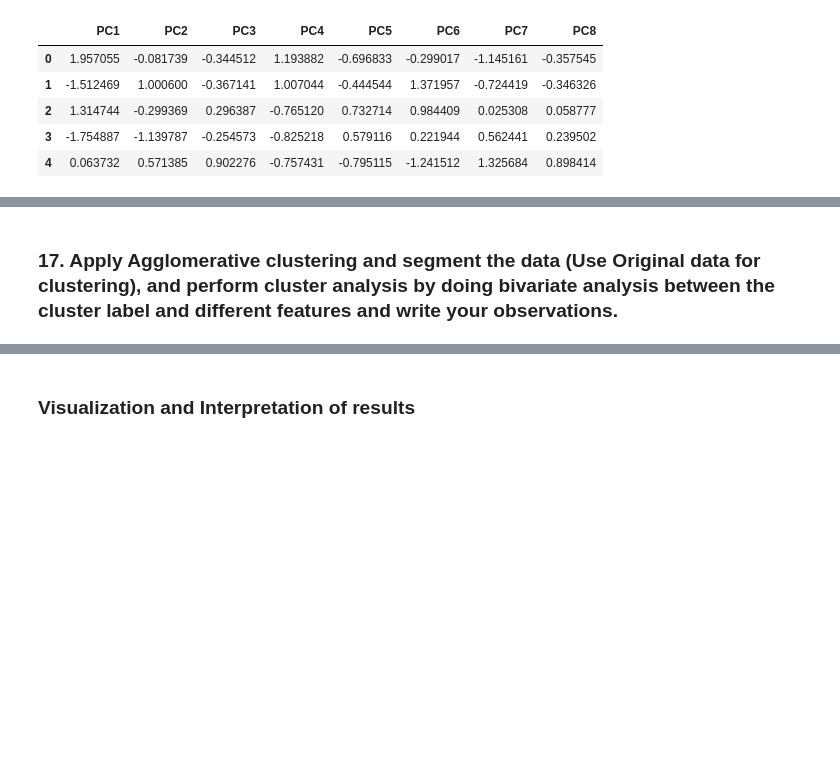
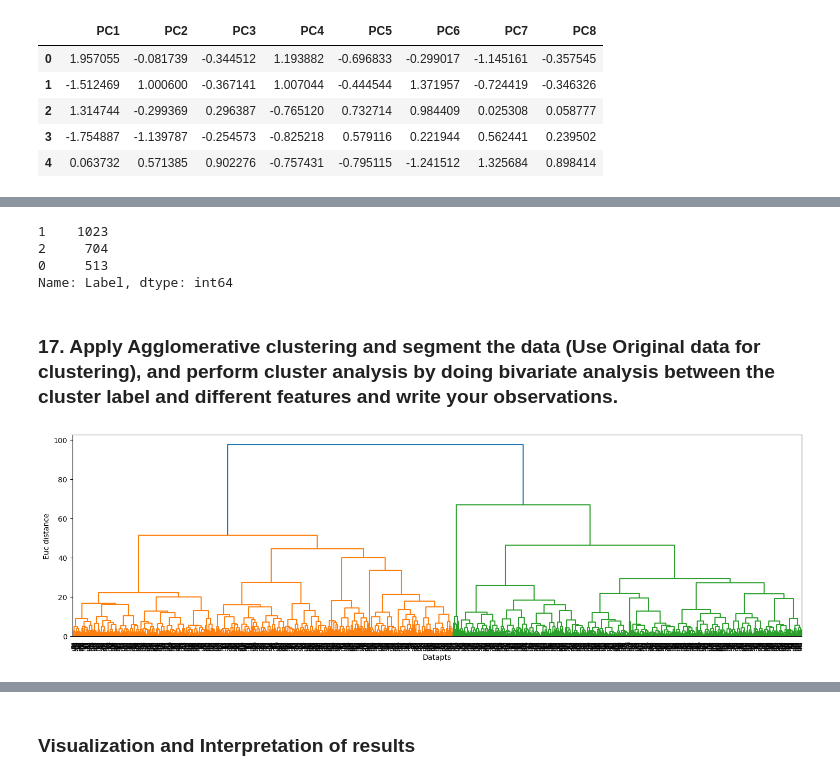
Before and after one commit to aritbhat3/AritraLab4_PythonforDS, a Jupyter notebook: Unsupervised Learning - Lab session 4.ipynb, the cells around one changed output, grey strips where cells are left out. Cells and saved outputs as stored; diff of their text form; code cells hidden in the pictures; blank space fills up the shorter version.

```diff
--- a/Unsupervised Learning - Lab session 4.ipynb
+++ b/Unsupervised Learning - Lab session 4.ipynb
@@ -380,2 +416,18 @@ pca_df.head()
+# %%
+kmeans_df['Label'].value_counts()
+# %% [output]
+1    1023
+2     704
+0     513
+Name: Label, dtype: int64
 # %% [markdown]
 ### 17. Apply Agglomerative clustering and segment the data (Use Original data for clustering), and perform cluster analysis by doing bivariate analysis between the cluster label and different features and write your observations.
+# %%
+plt.figure(figsize=[18,5])
+merg=linkage(scaled_features,method='ward')
+dendrogram(merg)
+plt.xlabel('Datapts')
+plt.ylabel('Euc distance')
+plt.show()
+# %% [output]
+[figure, added]
```
Also changed, not shown: parts of 43 cells of this notebook.
